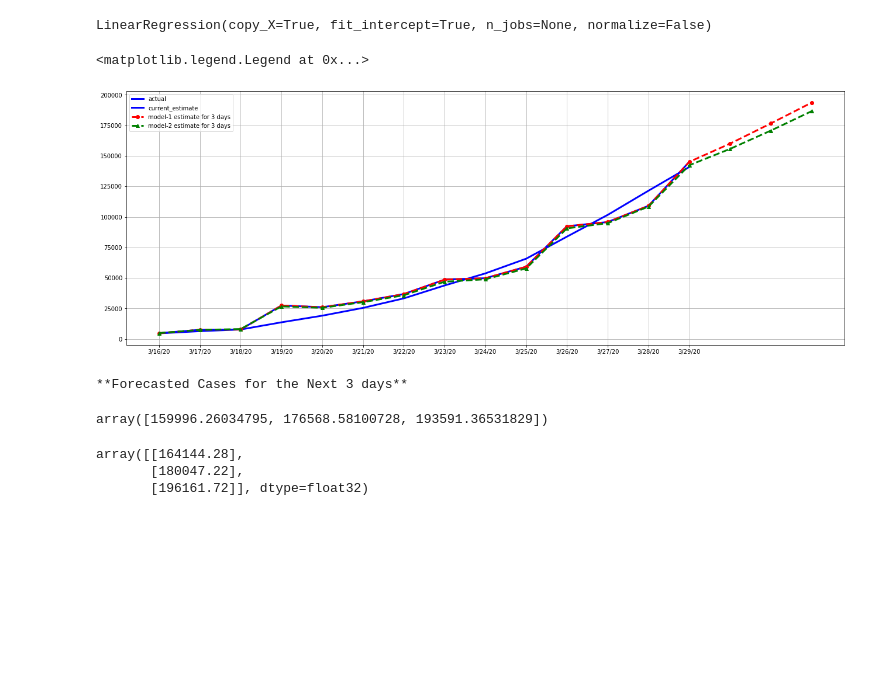
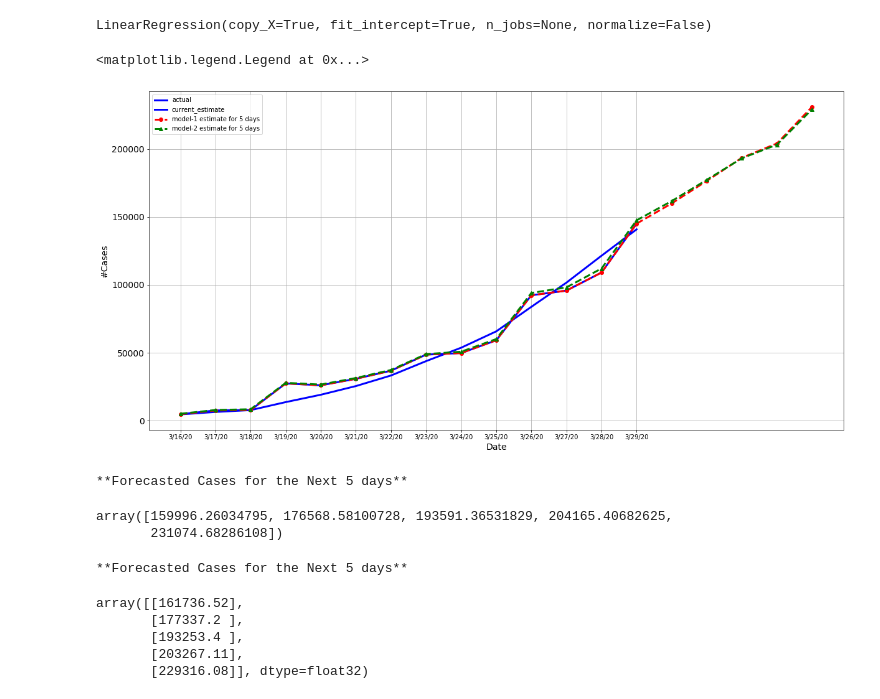
Before and after one commit to darkmajere/COVID-19, a Jupyter notebook: track_corona.ipynb, the cells around one changed output. Cells and saved outputs as stored; diff of their text form; code cells hidden in the pictures; blank space fills up the shorter version.

```diff
--- a/track_corona.ipynb
+++ b/track_corona.ipynb
@@ -7,6 +14,9 @@ import keras
 import tensorflow as tf
 # %% [output]
 Using TensorFlow backend.
+# %%
+## Enter the the number of days to Forecast
+ndays_forecast=5
 # %%
 cordf=pd.read_csv('csse_covid_19_data/csse_covid_19_time_series/time_series_covid19_confirmed_global.csv')
 cordf_rec=pd.read_csv('csse_covid_19_data/csse_covid_19_time_series/time_series_covid19_recovered_global.csv')
@@ -172,5 +182,3 @@ train_x,train_y=train_df[['rate','recovery']],train_df['sick']
 test_x,test_y=train_df_usa[['rate','recovery']],train_df_usa['sick']
 # %% [markdown]
 **N of days to Forecast**
-# %%
-ndays_forecast=3
@@ -194,26 +204,36 @@ keras_modl.fit(test_x,test_y,batch_size=20,epochs=500);
 # %%
 # plt.plot(regressor.predict(train_x))
 %matplotlib inline
 lookup_window=14 #days
-plt.figure(figsize=(22,8))
+# fig,ax=plt.figure(figsize=(26,16))
+fig, ax = plt.subplots(figsize=(20,10))
 plt.grid()
+ax.set_xlabel('Date',size=14)
+ax.set_ylabel('#Cases',size=14)
+ax.tick_params(axis='x',labelsize=10)
+ax.tick_params(axis='y',labelsize=14)
 plt.plot(test_y[-lookup_window:],lw=3,c='b')
 plt.plot(regressor.predict(test_x[-lookup_window:]),'b',lw=3)
 plt.plot(regressor.predict(simulate_x[-lookup_window-ndays_forecast:]),'r--o',lw=3)
 plt.plot(keras_modl.predict(simulate_x[-lookup_window-ndays_forecast:]),'g--^',lw=3)
 plt.legend(['actual','current_estimate','model-1 estimate for {} days'.format(ndays_forecast),'model-2 estimate for {} days'.format(ndays_forecast)])
 # %% [output]
 <matplotlib.legend.Legend at 0x...>
-[figure, old version]
+[figure, new version]
 # %%
 print("**Forecasted Cases for the Next {} days**".format(ndays_forecast))
 regressor.predict(simulate_x[-lookup_window-ndays_forecast:])[-ndays_forecast:]
 # %% [output]
-**Forecasted Cases for the Next 3 days**
+**Forecasted Cases for the Next 5 days**
-array([159996.26034795, 176568.58100728, 193591.36531829])
+array([159996.26034795, 176568.58100728, 193591.36531829, 204165.40682625,
+       231074.68286108])
 # %%
+print("**Forecasted Cases for the Next {} days**".format(ndays_forecast))
 keras_modl.predict(simulate_x[-lookup_window-ndays_forecast:])[-ndays_forecast:]
 # %% [output]
-array([[164144.28],
-       [180047.22],
-       [196161.72]], dtype=float32)
+**Forecasted Cases for the Next 5 days**
+array([[161736.52],
+       [177337.2 ],
+       [193253.4 ],
+       [203267.11],
+       [229316.08]], dtype=float32)
```
Also changed, not shown: parts of 2 cells of this notebook.
